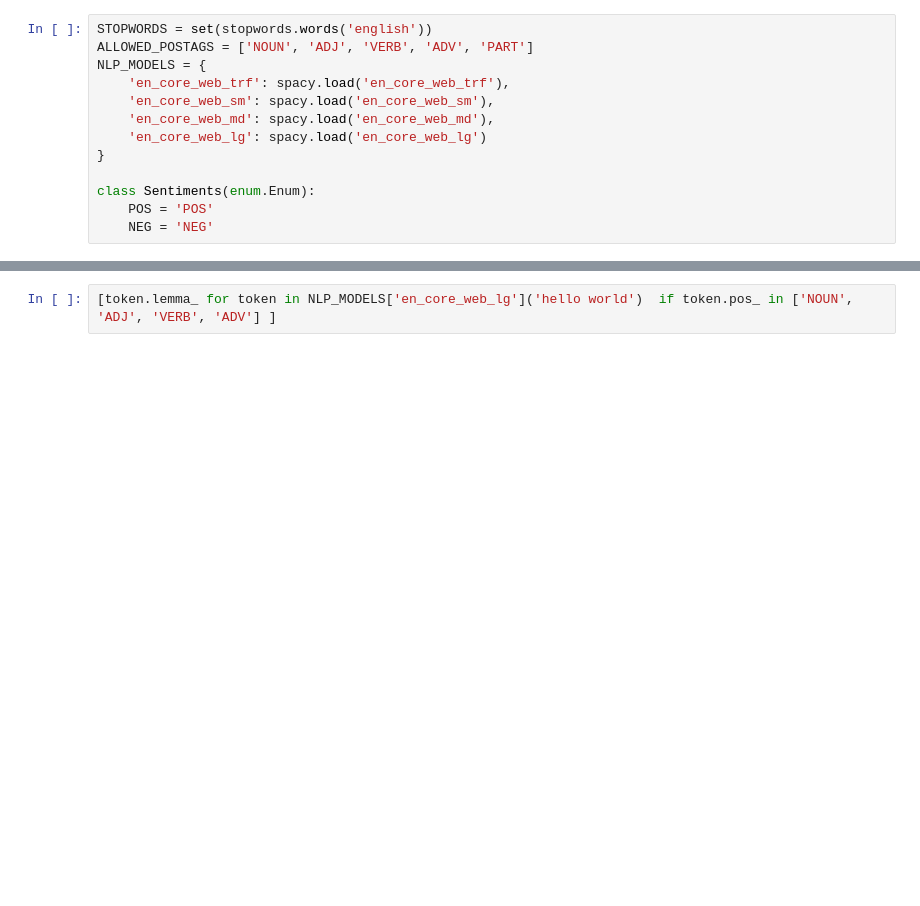
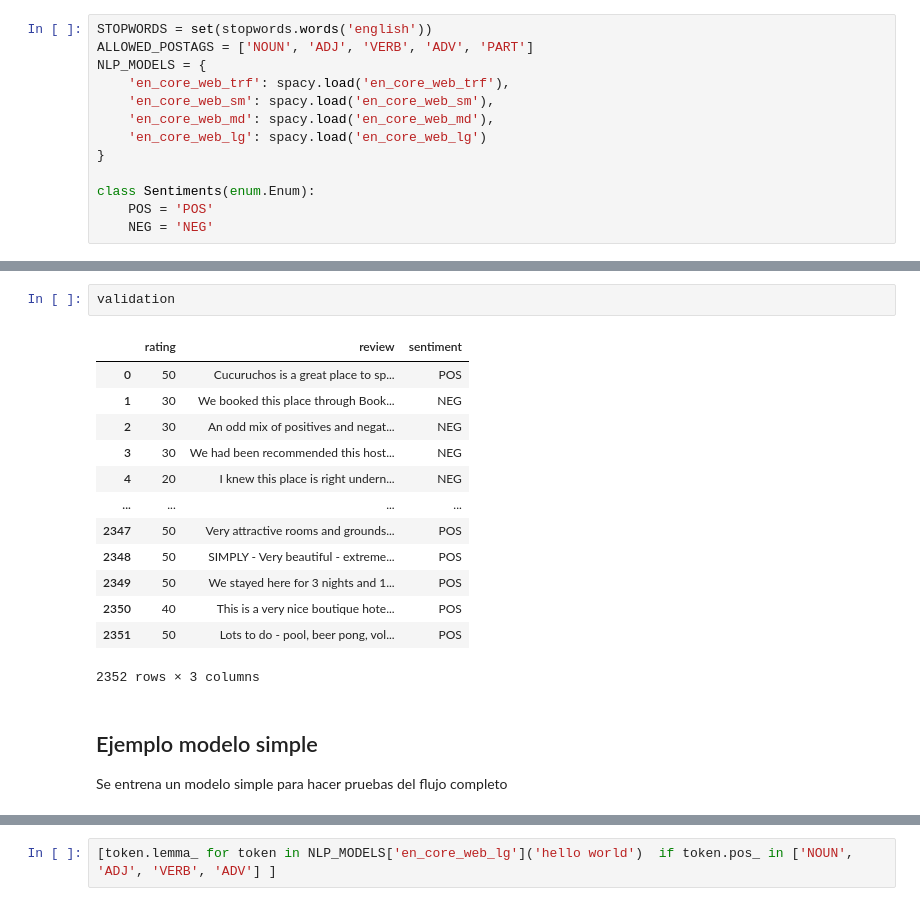
Before and after one commit to EquipoAlfaBuenaMaravillaOndaDinamita/cmiads-tmnlp-h3, a Jupyter notebook: model.ipynb, the cells around one changed output, grey strips where cells are left out. Cells and saved outputs as stored; diff of their text form; blank space fills up the shorter version.

```diff
--- a/model.ipynb
+++ b/model.ipynb
@@ -238 +372,20 @@ SPACE|space
+# %%
+validation
+# %% [output]
+|  | rating | review | sentiment |
+| 0 | 50 | Cucuruchos is a great place to sp... | POS |
+| 1 | 30 | We booked this place through Book... | NEG |
+| 2 | 30 | An odd mix of positives and negat... | NEG |
+| 3 | 30 | We had been recommended this host... | NEG |
+| 4 | 20 | I knew this place is right undern... | NEG |
+| ... | ... | ... | ... |
+| 2347 | 50 | Very attractive rooms and grounds... | POS |
+| 2348 | 50 | SIMPLY - Very beautiful - extreme... | POS |
+| 2349 | 50 | We stayed here for 3 nights and 1... | POS |
+| 2350 | 40 | This is a very nice boutique hote... | POS |
+| 2351 | 50 | Lots to do - pool, beer pong, vol... | POS |
+2352 rows × 3 columns
+# %% [markdown]
+## Ejemplo modelo simple
+Se entrena un modelo simple para hacer pruebas del flujo completo
 # %%
```
Also changed, not shown: parts of 29 cells of this notebook, 1 other file.
